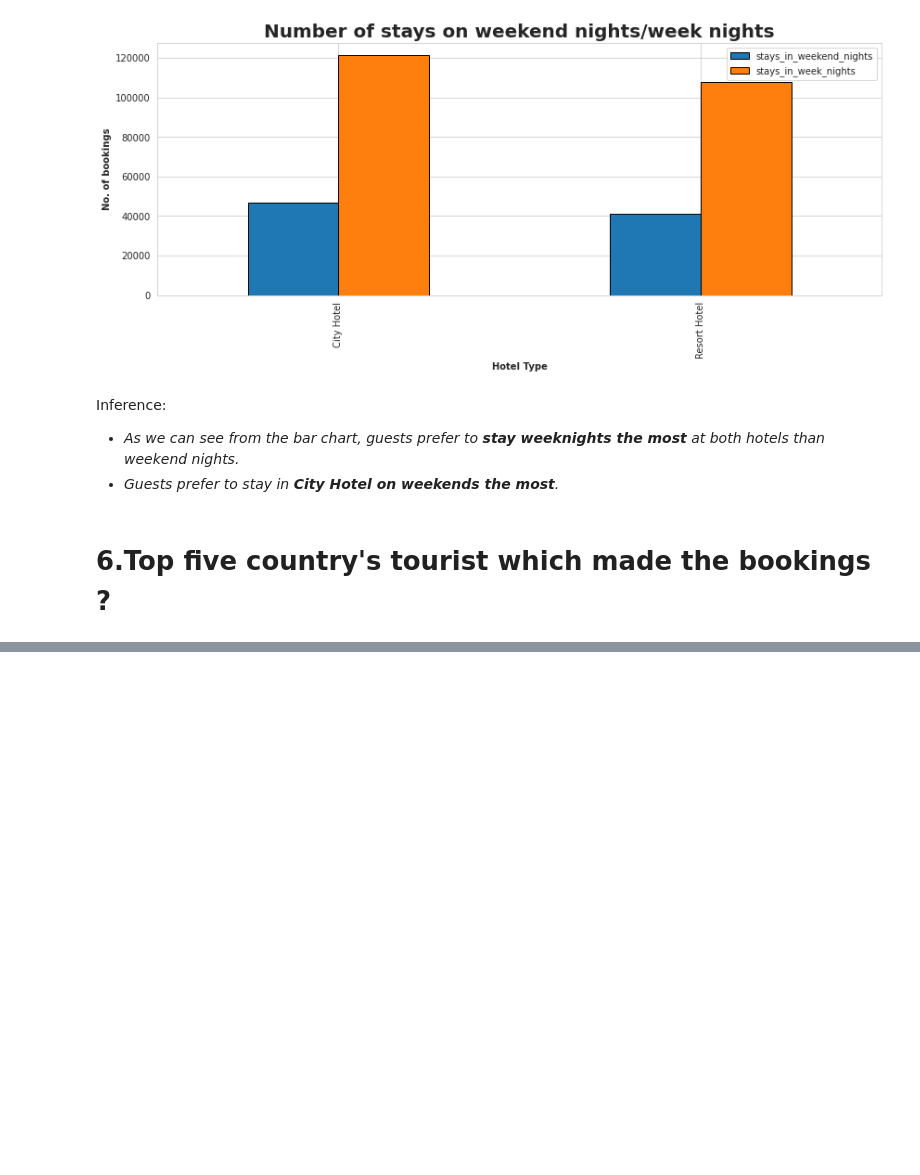
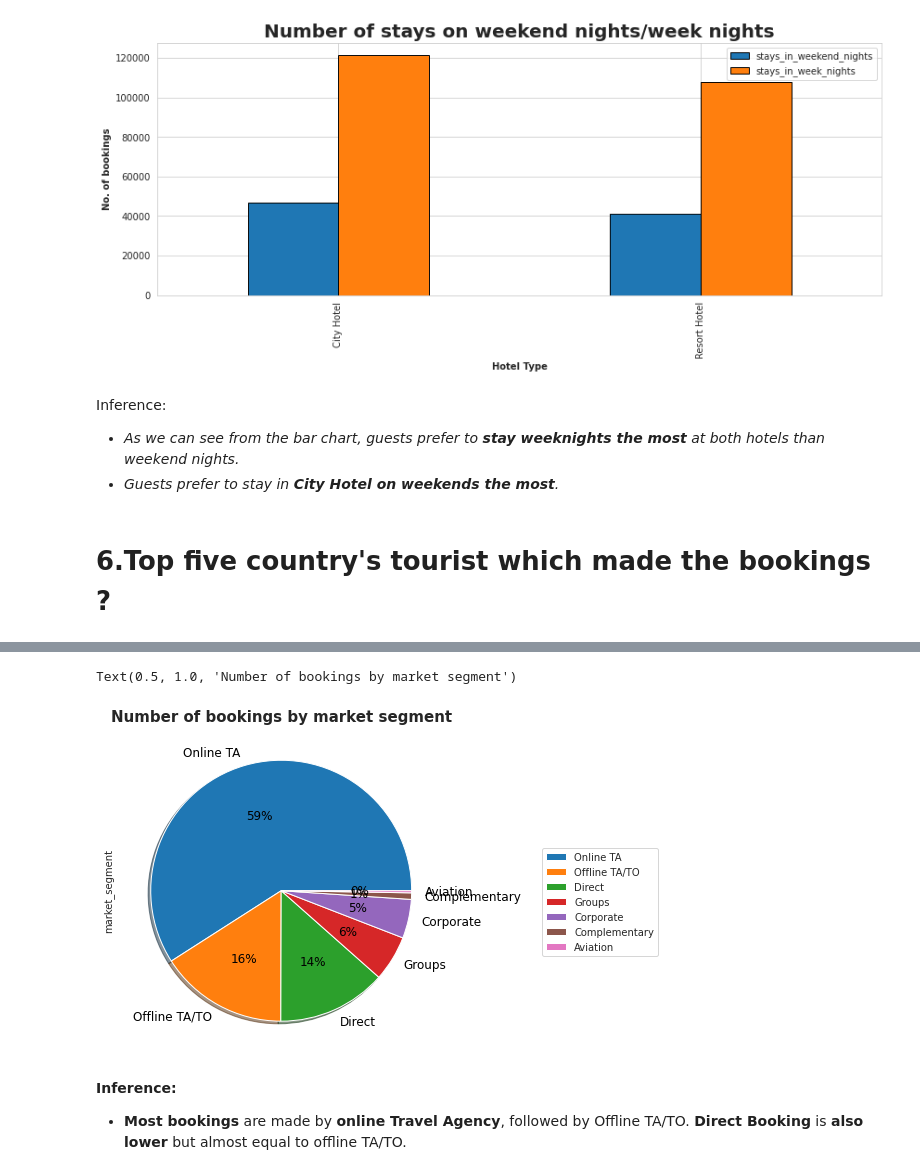
Before and after one commit to shrikantkute/EDA-Hotel-Booking, a Jupyter notebook: Hotel_Booking_EDA.ipynb, the cells around one changed output, grey strips where cells are left out. Cells and saved outputs as stored; diff of their text form; code cells hidden in the pictures; blank space fills up the shorter version.

```diff
--- a/Hotel_Booking_EDA.ipynb
+++ b/Hotel_Booking_EDA.ipynb
@@ -883,0 +862,5 @@ plt.ylabel("Booking Count", weight='bold', size=12)
+# %%
+#Find count of each market segment to predict which segment is popular.
+df_Market_Segment = hotel_df['market_segment'].value_counts().reset_index().rename(columns = {'index':'MarketSegment','market_segment':'MarketSegment_Wise_Count'}).sort_values(by = 'MarketSegment_Wise_Count', ascending = False)
+plt.figure(figsize = (10,5))
+print (df_Market_Segment)
@@ -883,0 +877,9 @@ plt.ylabel("Booking Count", weight='bold', size=12)
+# %%
+# Visualization
+plt.figure(figsize=(15,6))
+hotel_df['market_segment'].value_counts().plot(kind='pie',y='MarketSegment_Wise_Count',autopct='%1.0f%%',textprops={'color':"Black",'fontsize':12},shadow=True)
+plt.legend(labels=df_Market_Segment["MarketSegment"].value_counts().index.tolist(),loc=(1.3,0.3))
+plt.title('Number of bookings by market segment',weight='bold',fontsize=15)
+# %% [output]
+Text(0.5, 1.0, 'Number of bookings by market segment')
+[figure, added]
@@ -883,0 +888,3 @@ plt.ylabel("Booking Count", weight='bold', size=12)
+# %% [markdown]
+**Inference:**
+*   **Most bookings** are made by **online Travel Agency**, followed by Offline TA/TO. **Direct Booking** is **also lower** but almost equal to offline TA/TO.
```
Also changed, not shown: parts of 17 cells of this notebook.
